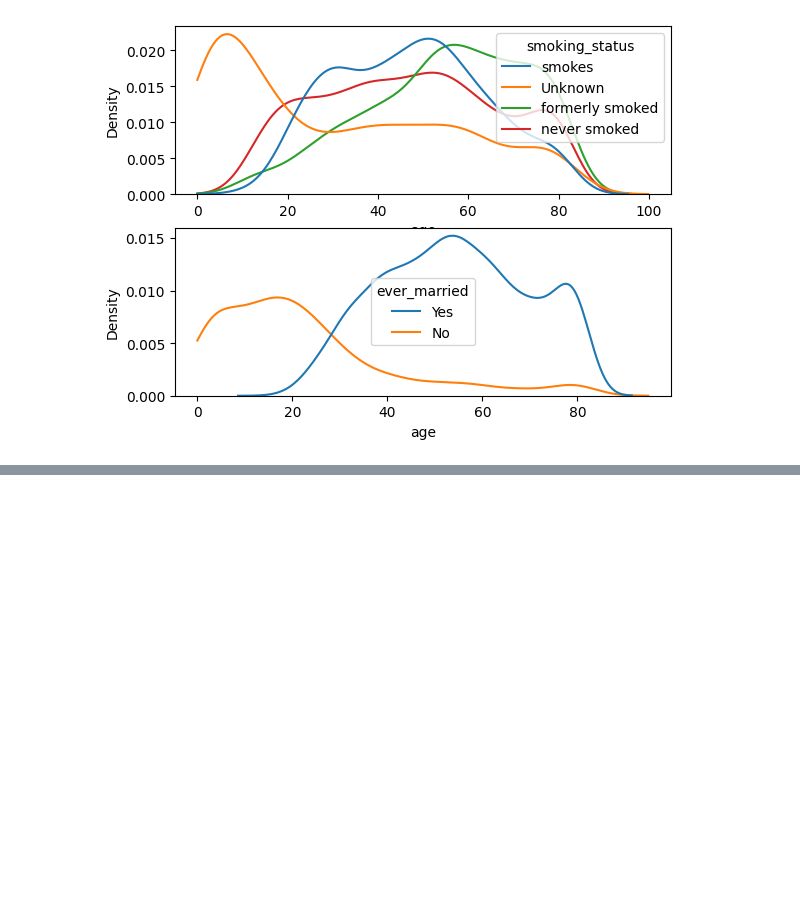
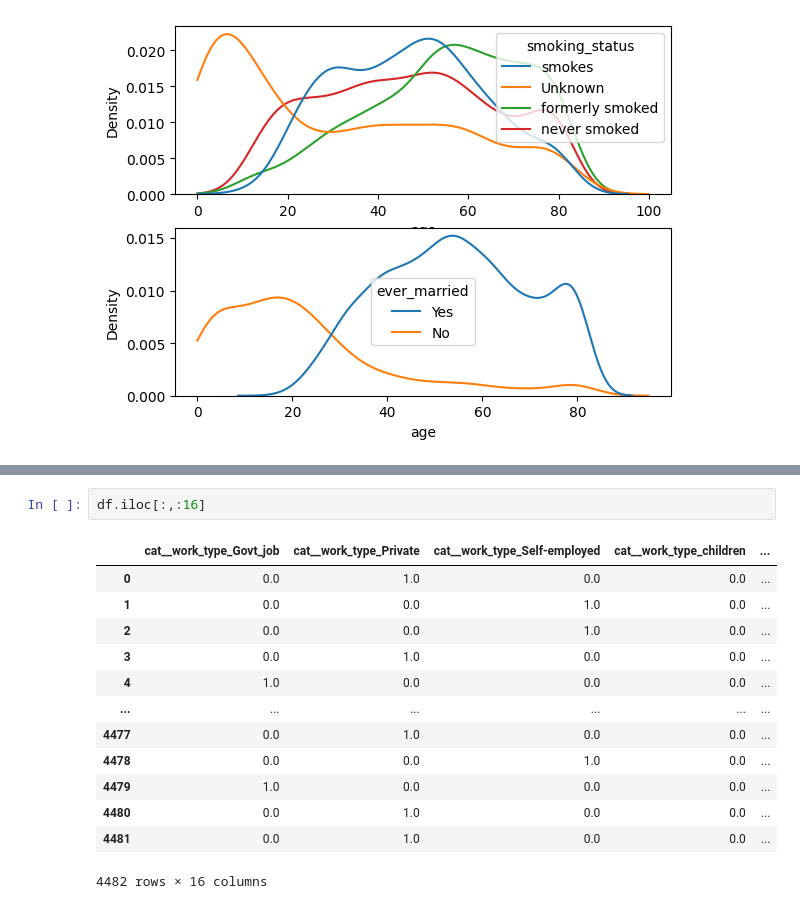
Before and after one commit to rahmanaminoor25/ML-project--stroke, a Jupyter notebook: Classification_project.ipynb, the cells around one changed output, grey strips where cells are left out. Cells and saved outputs as stored; diff of their text form; blank space fills up the shorter version.

```diff
--- a/Classification_project.ipynb
+++ b/Classification_project.ipynb
@@ -345,0 +487,16 @@ In the countplots section, we see that smokers and never smokes do not seem to l
+# %%
+df.iloc[:,:16]
+# %% [output]
+|  | cat__work_type_Govt_job | cat__work_type_Private | cat__work_type_Self-employed | cat__work_type_children | ... |
+| 0 | 0.0 | 1.0 | 0.0 | 0.0 | ... |
+| 1 | 0.0 | 0.0 | 1.0 | 0.0 | ... |
+| 2 | 0.0 | 0.0 | 1.0 | 0.0 | ... |
+| 3 | 0.0 | 1.0 | 0.0 | 0.0 | ... |
+| 4 | 1.0 | 0.0 | 0.0 | 0.0 | ... |
+| ... | ... | ... | ... | ... | ... |
+| 4477 | 0.0 | 1.0 | 0.0 | 0.0 | ... |
+| 4478 | 0.0 | 0.0 | 1.0 | 0.0 | ... |
+| 4479 | 1.0 | 0.0 | 0.0 | 0.0 | ... |
+| 4480 | 0.0 | 1.0 | 0.0 | 0.0 | ... |
+| 4481 | 0.0 | 1.0 | 0.0 | 0.0 | ... |
+4482 rows × 16 columns
```
Also changed, not shown: parts of 23 cells of this notebook.
